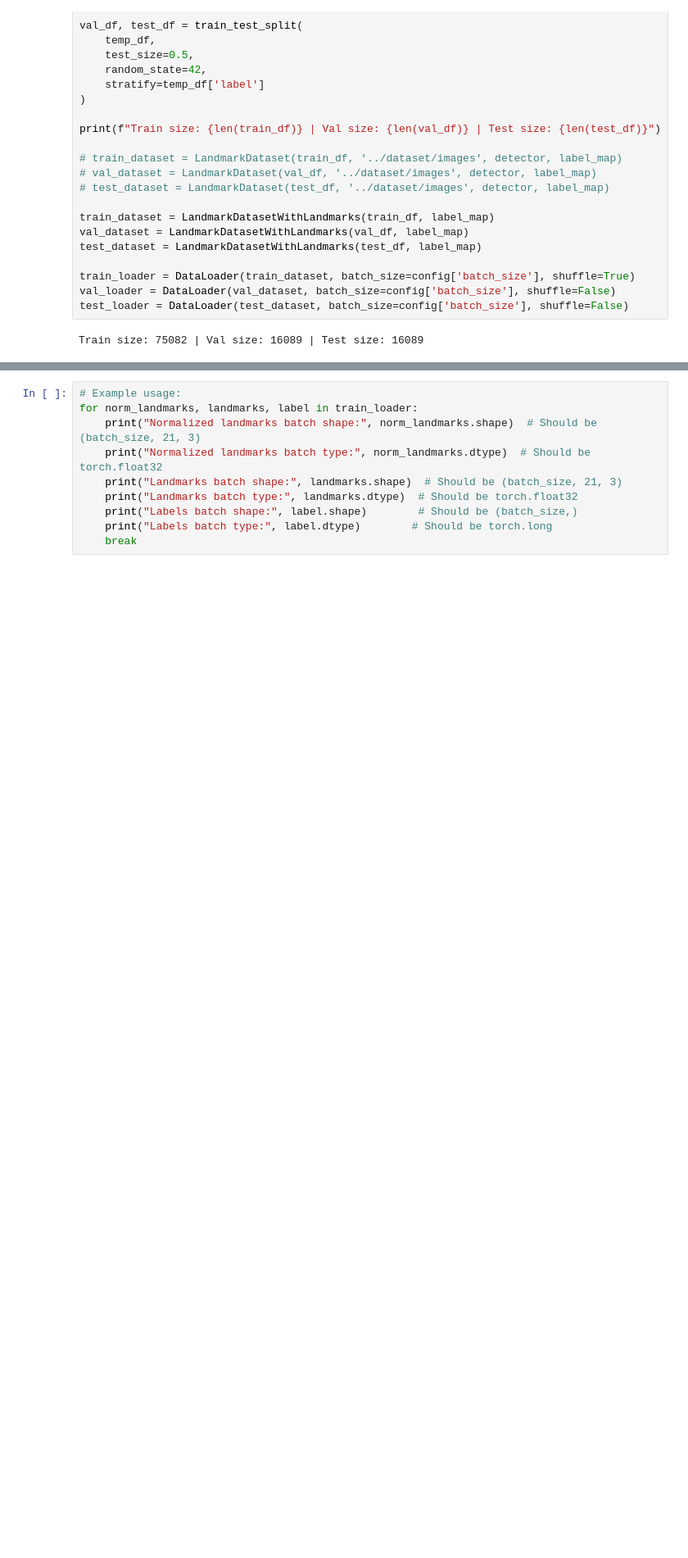
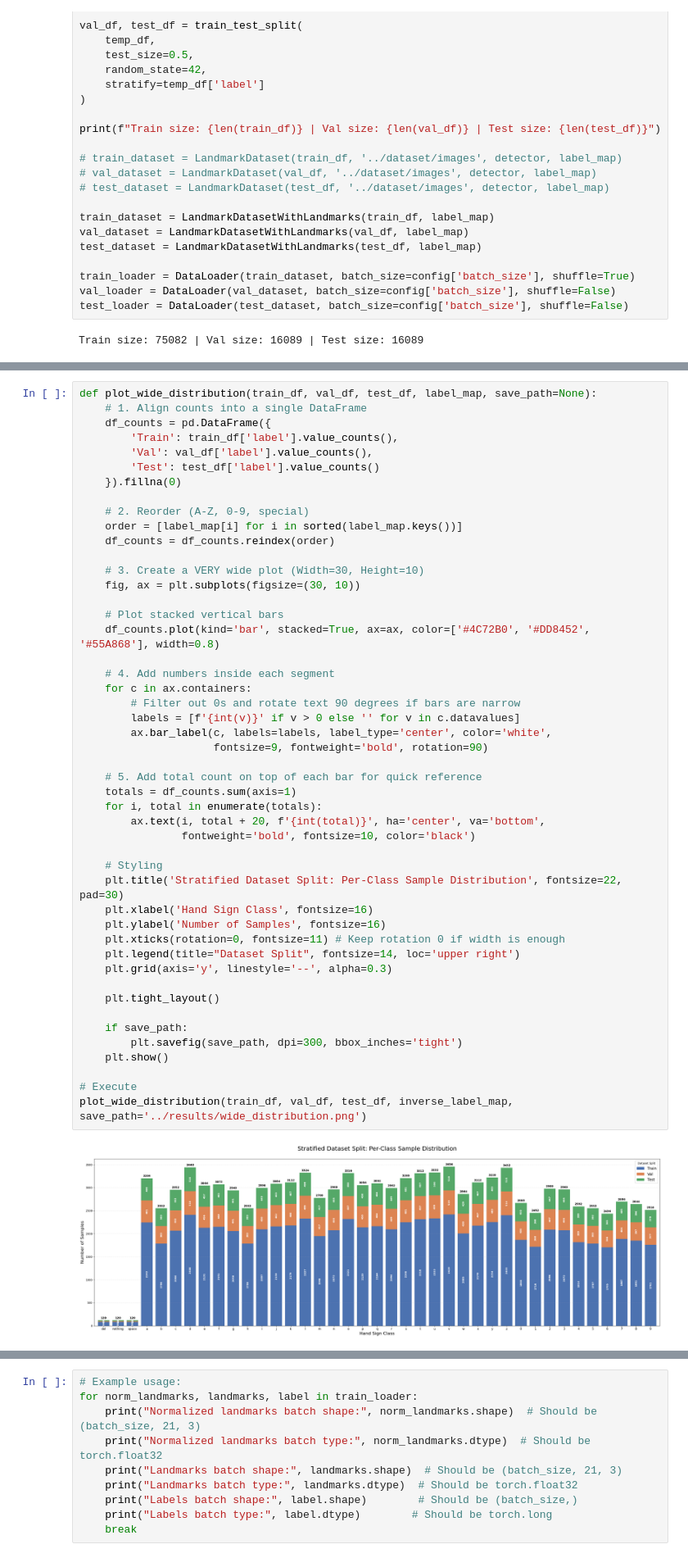
Before and after one commit to Zz1rg/LandmarkTransformerForHandSignDetection, a Jupyter notebook: notebooks/model_experiment_another_data.ipynb, the cells around one changed output, grey strips where cells are left out. Shown at 82% size. Saved outputs shown, nothing was run; the diff lists cells and outputs as text; blank space fills up the shorter version.

```diff
--- a/notebooks/model_experiment_another_data.ipynb
+++ b/notebooks/model_experiment_another_data.ipynb
@@ -286,0 +322,50 @@ Train size: 75082 | Val size: 16089 | Test size: 16089
+# %%
+def plot_wide_distribution(train_df, val_df, test_df, label_map, save_path=None):
+    # 1. Align counts into a single DataFrame
+    df_counts = pd.DataFrame({
+        'Train': train_df['label'].value_counts(),
+        'Val': val_df['label'].value_counts(),
+        'Test': test_df['label'].value_counts()
+    }).fillna(0)
+
+    # 2. Reorder (A-Z, 0-9, special)
+    order = [label_map[i] for i in sorted(label_map.keys())]
+    df_counts = df_counts.reindex(order)
+
+    # 3. Create a VERY wide plot (Width=30, Height=10)
+    fig, ax = plt.subplots(figsize=(30, 10))
+
+    # Plot stacked vertical bars
+    df_counts.plot(kind='bar', stacked=True, ax=ax, color=['#4C72B0', '#DD8452', '#55A868'], width=0.8)
+
+    # 4. Add numbers inside each segment
+    for c in ax.containers:
+        # Filter out 0s and rotate text 90 degrees if bars are narrow
+        labels = [f'{int(v)}' if v > 0 else '' for v in c.datavalues]
+        ax.bar_label(c, labels=labels, label_type='center', color='white',
+                     fontsize=9, fontweight='bold', rotation=90)
+
+    # 5. Add total count on top of each bar for quick reference
+    totals = df_counts.sum(axis=1)
+    for i, total in enumerate(totals):
+        ax.text(i, total + 20, f'{int(total)}', ha='center', va='bottom',
+                fontweight='bold', fontsize=10, color='black')
+
+    # Styling
+    plt.title('Stratified Dataset Split: Per-Class Sample Distribution', fontsize=22, pad=30)
+    plt.xlabel('Hand Sign Class', fontsize=16)
+    plt.ylabel('Number of Samples', fontsize=16)
+    plt.xticks(rotation=0, fontsize=11) # Keep rotation 0 if width is enough
+    plt.legend(title="Dataset Split", fontsize=14, loc='upper right')
+    plt.grid(axis='y', linestyle='--', alpha=0.3)
+
+    plt.tight_layout()
+
+    if save_path:
+        plt.savefig(save_path, dpi=300, bbox_inches='tight')
+    plt.show()
+
+# Execute
+plot_wide_distribution(train_df, val_df, test_df, inverse_label_map, save_path='../results/wide_distribution.png')
+# %% [output]
+[figure, added]
```
Also changed, not shown: parts of 15 cells of this notebook, 12 other files.
